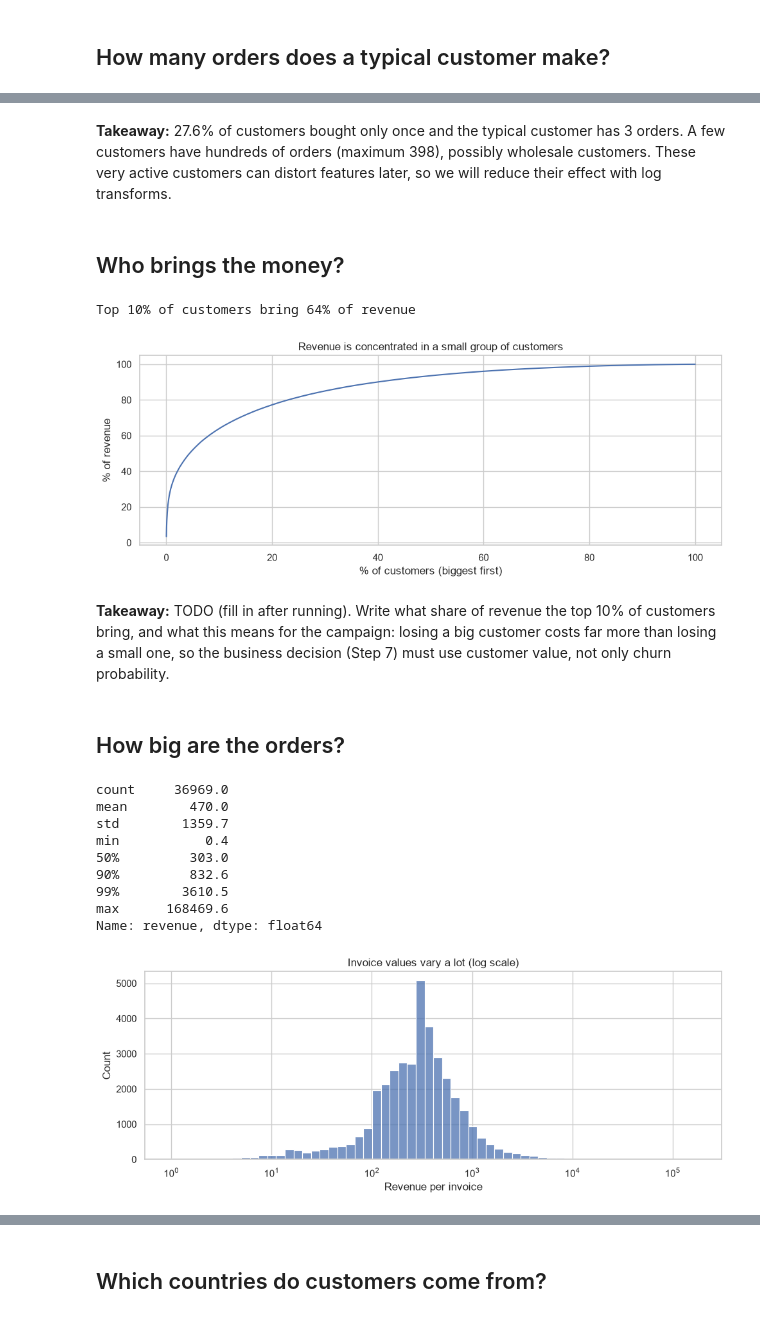
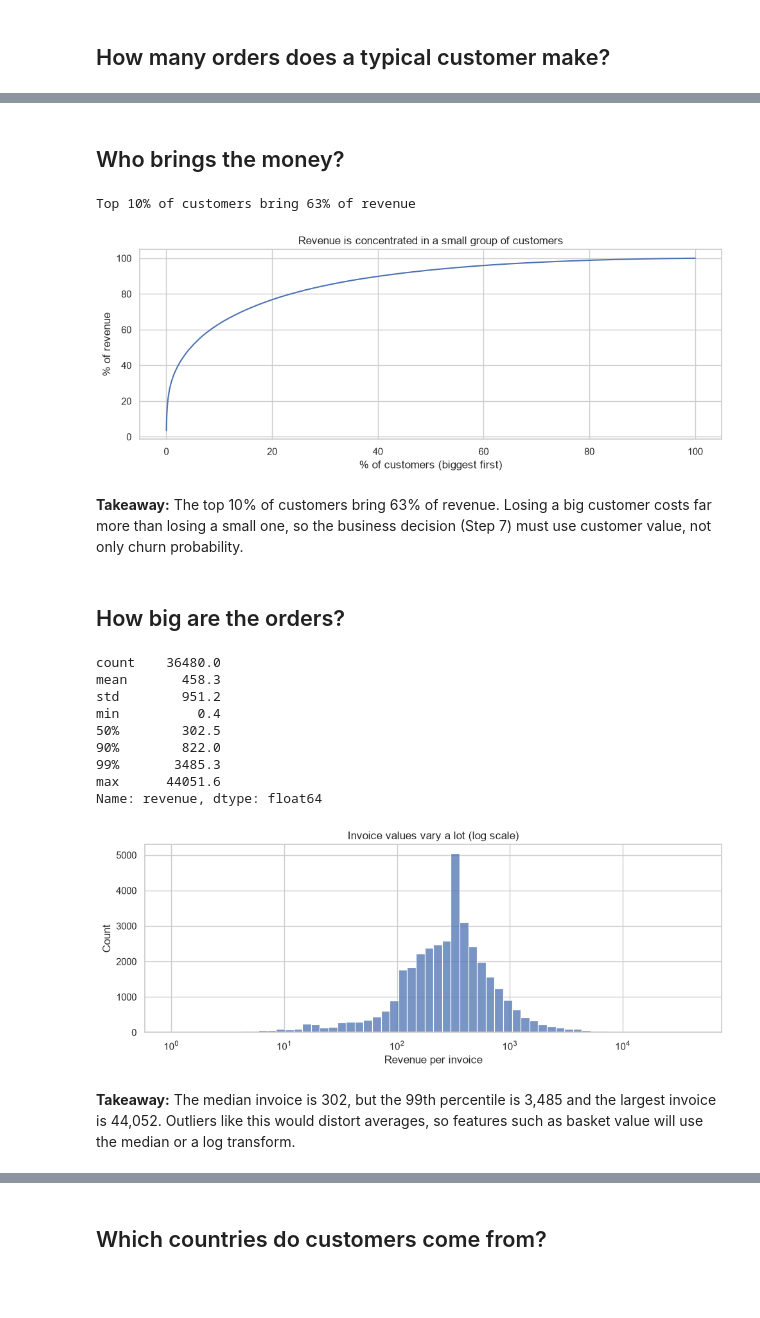
Before and after one commit to Umar43/online-retail-predictive-analytics, a Jupyter notebook: notebooks/02_eda.ipynb, the cells around one changed output, grey strips where cells are left out. Drawn from its saved outputs; the diff is of its cells as text; code cells hidden in the pictures; blank space fills up the shorter version.

```diff
--- a/notebooks/02_eda.ipynb
+++ b/notebooks/02_eda.ipynb
@@ -12,6 +12,7 @@ import numpy as np
 import pandas as pd
 import matplotlib.pyplot as plt
 import seaborn as sns
+from IPython.display import Markdown, display
 
 # One clean style for all charts
 sns.set_theme(style="whitegrid")
@@ -20,6 +21,12 @@ plt.rcParams["figure.figsize"] = (10, 4)
 # Folder where the charts are saved (they will be used in the README)
 fig_dir = Path("../reports/figures")
 fig_dir.mkdir(parents=True, exist_ok=True)
+
+
+def takeaway(text):
+    # Show the takeaway under a chart. The numbers in the text are computed from the data,
+    # so the text always matches the data, even after the data is cleaned again.
+    display(Markdown("**Takeaway:** " + text))
 # %% [markdown]
 ## Load the cleaned data
 # %%
@@ -200,5 +240,3 @@ dtype: float64
-# %% [markdown]
-**Takeaway:** 27.6% of customers bought only once and the typical customer has 3 orders. A few customers have hundreds of orders (maximum 398), possibly wholesale customers. These very active customers can distort features later, so we will reduce their effect with log transforms.
 # %% [markdown]
 ## Who brings the money?
 # %%
@@ -220,32 +258,53 @@ ax.set_ylabel("% of revenue")
 plt.tight_layout()
 plt.savefig(fig_dir / "revenue_concentration.png", dpi=150, bbox_inches="tight")
 plt.show()
+
+if top10 >= 0.4:
+    value_text = (
+        "Losing a big customer costs far more than losing a small one, "
+        "so the business decision (Step 7) must use customer value, not only churn probability."
+    )
+else:
+    value_text = "Revenue is only moderately concentrated."
+takeaway(f"The top 10% of customers bring {top10:.0%} of revenue. " + value_text)
 # %% [output]
-Top 10% of customers bring 64% of revenue
+Top 10% of customers bring 63% of revenue
 [figure]
+**Takeaway:** The top 10% of customers bring 63% of revenue. Losing a big customer costs far more than losing a small one, so the business decision (Step 7) must use customer value, not only churn probability.
-# %% [markdown]
-**Takeaway:** TODO (fill in after running). Write what share of revenue the top 10% of customers bring, and what this means for the campaign: losing a big customer costs far more than losing a small one, so the business decision (Step 7) must use customer value, not only churn probability.
 # %% [markdown]
 ## How big are the orders?
 # %%
 # Spread of invoice values
 print(invoices["revenue"].describe(percentiles=[0.5, 0.9, 0.99]).round(1))
 
 fig, ax = plt.subplots()
 sns.histplot(invoices["revenue"].clip(lower=1), log_scale=True, bins=60, ax=ax)
 ax.set_title("Invoice values vary a lot (log scale)")
 ax.set_xlabel("Revenue per invoice")
 plt.tight_layout()
 plt.savefig(fig_dir / "invoice_value.png", dpi=150, bbox_inches="tight")
 plt.show()
+
+inv_median = invoices["revenue"].median()
+inv_p99 = invoices["revenue"].quantile(0.99)
+inv_max = invoices["revenue"].max()
+if inv_p99 / inv_median >= 5:
+    outlier_text = "Outliers like this would distort averages, so features such as basket value will use the median or a log transform."
+else:
+    outlier_text = "Invoice values are fairly even, so outliers are not a big concern."
+takeaway(
+    f"The median invoice is {inv_median:,.0f}, but the 99th percentile is {inv_p99:,.0f} and the largest invoice is {inv_max:,.0f}. "
+    + outlier_text
+)
 # %% [output]
-count     36969.0
-mean        470.0
-std        1359.7
-min           0.4
-50%         303.0
-90%         832.6
-99%        3610.5
-max      168469.6
+count    36480.0
+mean       458.3
+std        951.2
+min          0.4
+50%        302.5
+90%        822.0
+99%       3485.3
+max      44051.6
 Name: revenue, dtype: float64
-[figure, old version]
+[figure, new version]
+**Takeaway:** The median invoice is 302, but the 99th percentile is 3,485 and the largest invoice is 44,052. Outliers like this would distort averages, so features such as basket value will use the median or a log transform.
```
Also changed, not shown: parts of 26 cells of this notebook, 9 other files.
